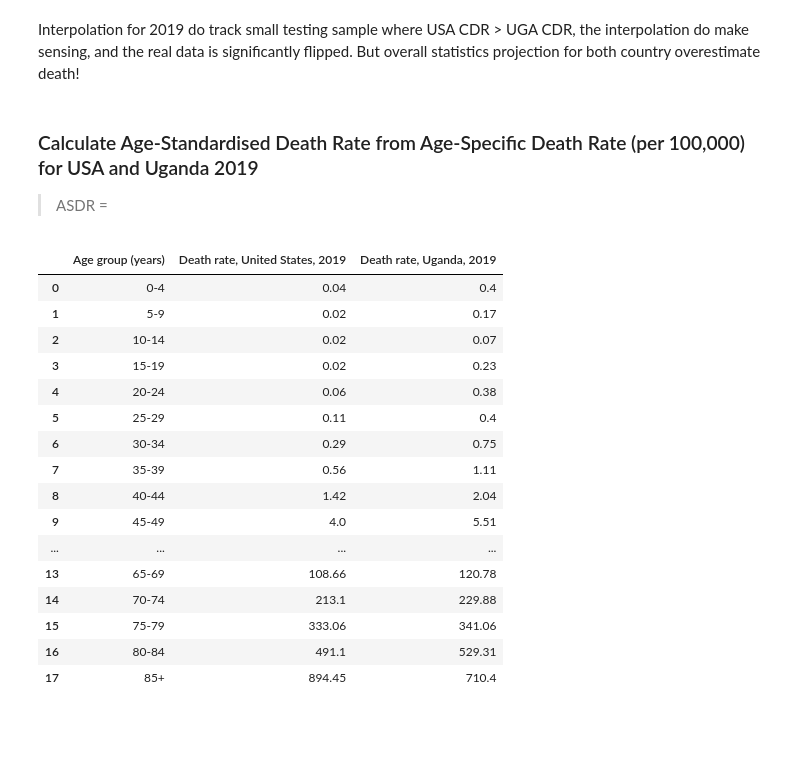
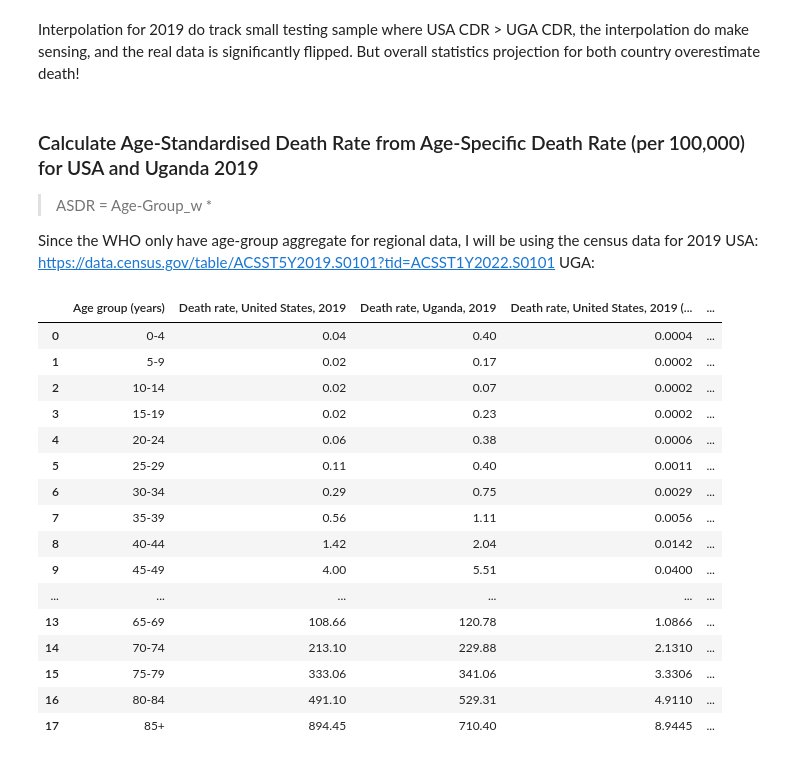
Before and after one commit to chrischank/owid-jds, a Jupyter notebook: notebooks/EDA.ipynb, the cells around one changed output. Saved outputs shown, nothing was run; the diff lists cells and outputs as text; code cells hidden in the pictures; blank space fills up the shorter version.

```diff
--- a/notebooks/EDA.ipynb
+++ b/notebooks/EDA.ipynb
@@ -244,24 +255,30 @@ Interpolation for 2019 do track small testing sample where USA CDR > UGA CDR, th
 # %% [markdown]
 ### Calculate Age-Standardised Death Rate from Age-Specific Death Rate (per 100,000) for USA and Uganda 2019
 
-> ASDR =
+> ASDR = Age-Group_w *
+
+Since the WHO only have age-group aggregate for regional data, I will be using the census data for 2019
+USA: https://data.census.gov/table/ACSST5Y2019.S0101?tid=ACSST1Y2022.S0101
+UGA:
-# %%
-ASpec_COPD
-# %% [output]
-|  | Age group (years) | Death rate, United States, 2019 | Death rate, Uganda, 2019 |
-| 0 | 0-4 | 0.04 | 0.4 |
-| 1 | 5-9 | 0.02 | 0.17 |
-| 2 | 10-14 | 0.02 | 0.07 |
-| 3 | 15-19 | 0.02 | 0.23 |
-| 4 | 20-24 | 0.06 | 0.38 |
-| 5 | 25-29 | 0.11 | 0.4 |
-| 6 | 30-34 | 0.29 | 0.75 |
-| 7 | 35-39 | 0.56 | 1.11 |
-| 8 | 40-44 | 1.42 | 2.04 |
-| 9 | 45-49 | 4.0 | 5.51 |
-| ... | ... | ... | ... |
-| 13 | 65-69 | 108.66 | 120.78 |
-| 14 | 70-74 | 213.1 | 229.88 |
-| 15 | 75-79 | 333.06 | 341.06 |
-| 16 | 80-84 | 491.1 | 529.31 |
-| 17 | 85+ | 894.45 | 710.4 |
+# %%
+ASpec_WHO = pd.merge(ASpec_COPD, WHO_SPD, left_on = ASpec_COPD["Age group (years)"], right_on = WHO_SPD["Age group"], how = "left")
+# %%
+ASpec_WHO.drop(columns=["key_0", "Age group"])
+# %% [output]
+|  | Age group (years) | Death rate, United States, 2019 | Death rate, Uganda, 2019 | Death rate, United States, 2019 (... | ... |
+| 0 | 0-4 | 0.04 | 0.40 | 0.0004 | ... |
+| 1 | 5-9 | 0.02 | 0.17 | 0.0002 | ... |
+| 2 | 10-14 | 0.02 | 0.07 | 0.0002 | ... |
+| 3 | 15-19 | 0.02 | 0.23 | 0.0002 | ... |
+| 4 | 20-24 | 0.06 | 0.38 | 0.0006 | ... |
+| 5 | 25-29 | 0.11 | 0.40 | 0.0011 | ... |
+| 6 | 30-34 | 0.29 | 0.75 | 0.0029 | ... |
+| 7 | 35-39 | 0.56 | 1.11 | 0.0056 | ... |
+| 8 | 40-44 | 1.42 | 2.04 | 0.0142 | ... |
+| 9 | 45-49 | 4.00 | 5.51 | 0.0400 | ... |
+| ... | ... | ... | ... | ... | ... |
+| 13 | 65-69 | 108.66 | 120.78 | 1.0866 | ... |
+| 14 | 70-74 | 213.10 | 229.88 | 2.1310 | ... |
+| 15 | 75-79 | 333.06 | 341.06 | 3.3306 | ... |
+| 16 | 80-84 | 491.10 | 529.31 | 4.9110 | ... |
+| 17 | 85+ | 894.45 | 710.40 | 8.9445 | ... |
```
Also changed, not shown: parts of 14 cells of this notebook, 4 other files.
